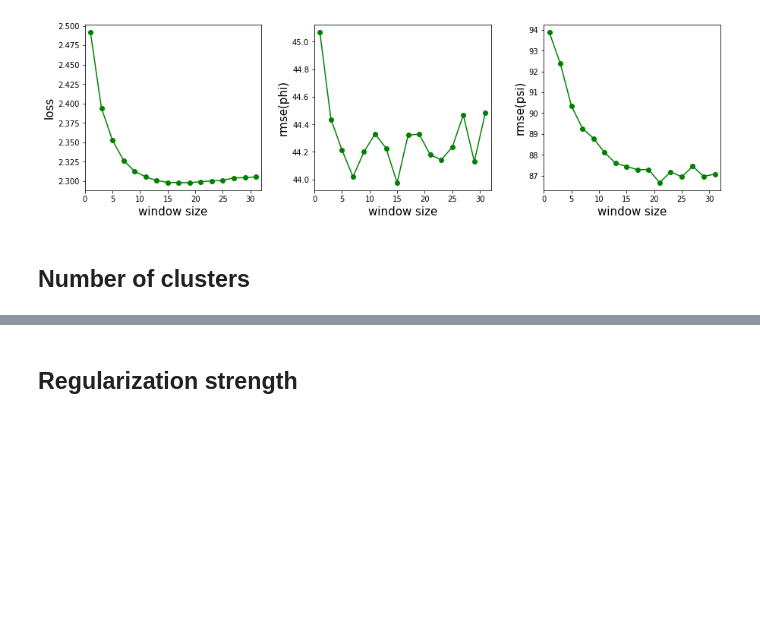
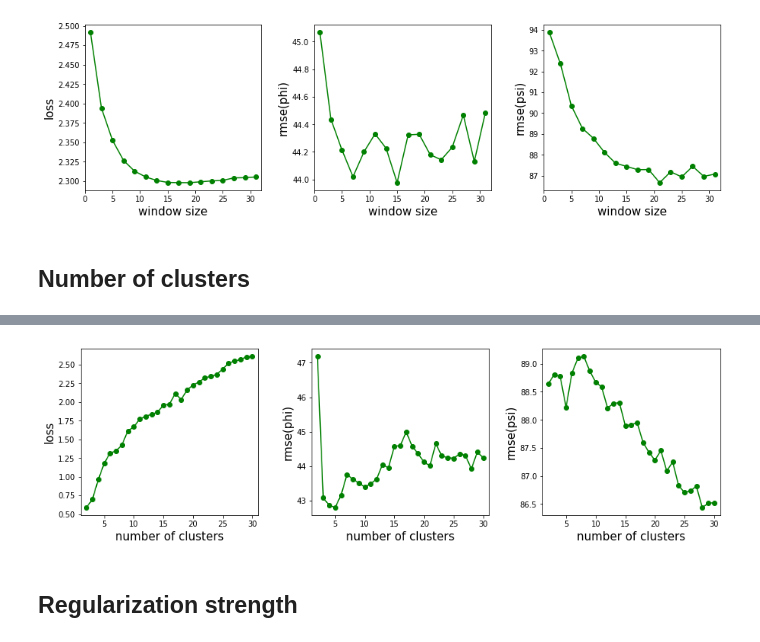
Before and after one commit to gjoni/phipsi, a Jupyter notebook: notebooks/3.2-hyperparameter-tuning.ipynb, the cells around one changed output, grey strips where cells are left out. Drawn from its saved outputs; the diff is of its cells as text; code cells hidden in the pictures; blank space fills up the shorter version.

```diff
--- a/notebooks/3.2-hyperparameter-tuning.ipynb
+++ b/notebooks/3.2-hyperparameter-tuning.ipynb
@@ -208,2 +269,27 @@ plt.show()
+# %%
+fig, ax = plt.subplots(nrows=1, ncols=3)
+fig.set_size_inches(15, 4)
+
+xyc = np.array(scores3)
+
+# set style
+for col in (0,1,2):
+    ax[col].set_xlim([1,31])
+    ax[col].set_xlabel("number of clusters", fontsize=15)
+
+ax[0].set_ylabel("loss", fontsize=15)
+ax[0].plot(xyc[:,0], xyc[:,3], linestyle='-', marker='o', color='g')
+
+ax[1].set_ylabel("rmse(phi)", fontsize=15)
+ax[1].plot(xyc[:,0], xyc[:,1], linestyle='-', marker='o', color='g')
+
+ax[2].set_ylabel("rmse(psi)", fontsize=15)
+ax[2].plot(xyc[:,0], xyc[:,2], linestyle='-', marker='o', color='g')
+
+plt.subplots_adjust(wspace = 0.3)
+
+plt.show()
+# %% [output]
+[figure, added]
 # %% [markdown]
 ## Regularization strength
```
Also changed, not shown: parts of 6 cells of this notebook, 3 other files.
